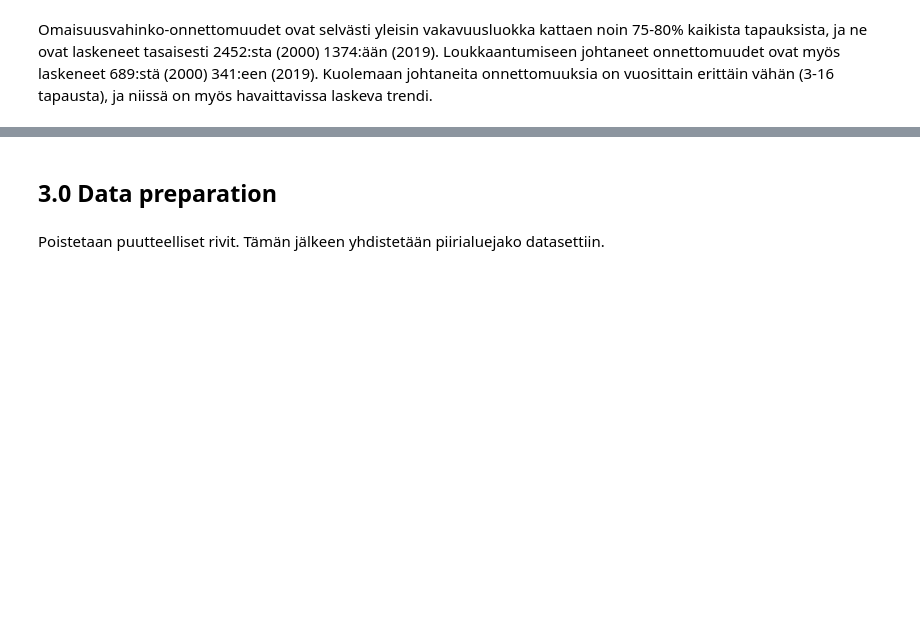
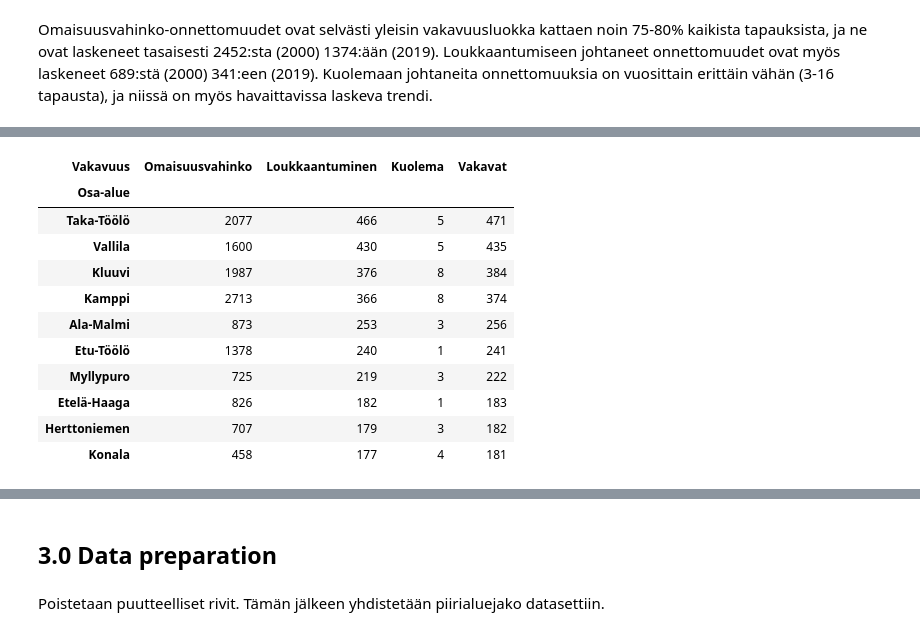
Before and after one commit to TonyKarlin/OhTu_ML_Project, a Jupyter notebook: Liikenneonnettomuudet.ipynb, the cells around one changed output, grey strips where cells are left out. Drawn from its saved outputs; the diff is of its cells as text; code cells hidden in the pictures; blank space fills up the shorter version.

```diff
--- a/Liikenneonnettomuudet.ipynb
+++ b/Liikenneonnettomuudet.ipynb
@@ -113,0 +118,16 @@ ja niissä on myös havaittavissa laskeva trendi.
+# %%
+top = accidents_by_place(project_df)
+top
+# %% [output]
+| Vakavuus | Omaisuusvahinko | Loukkaantuminen | Kuolema | Vakavat |
+| Osa-alue |  |  |  |  |
+| Taka-Töölö | 2077 | 466 | 5 | 471 |
+| Vallila | 1600 | 430 | 5 | 435 |
+| Kluuvi | 1987 | 376 | 8 | 384 |
+| Kamppi | 2713 | 366 | 8 | 374 |
+| Ala-Malmi | 873 | 253 | 3 | 256 |
+| Etu-Töölö | 1378 | 240 | 1 | 241 |
+| Myllypuro | 725 | 219 | 3 | 222 |
+| Etelä-Haaga | 826 | 182 | 1 | 183 |
+| Herttoniemen | 707 | 179 | 3 | 182 |
+| Konala | 458 | 177 | 4 | 181 |
```
Also changed, not shown: parts of 5 cells of this notebook, 1 other file.
